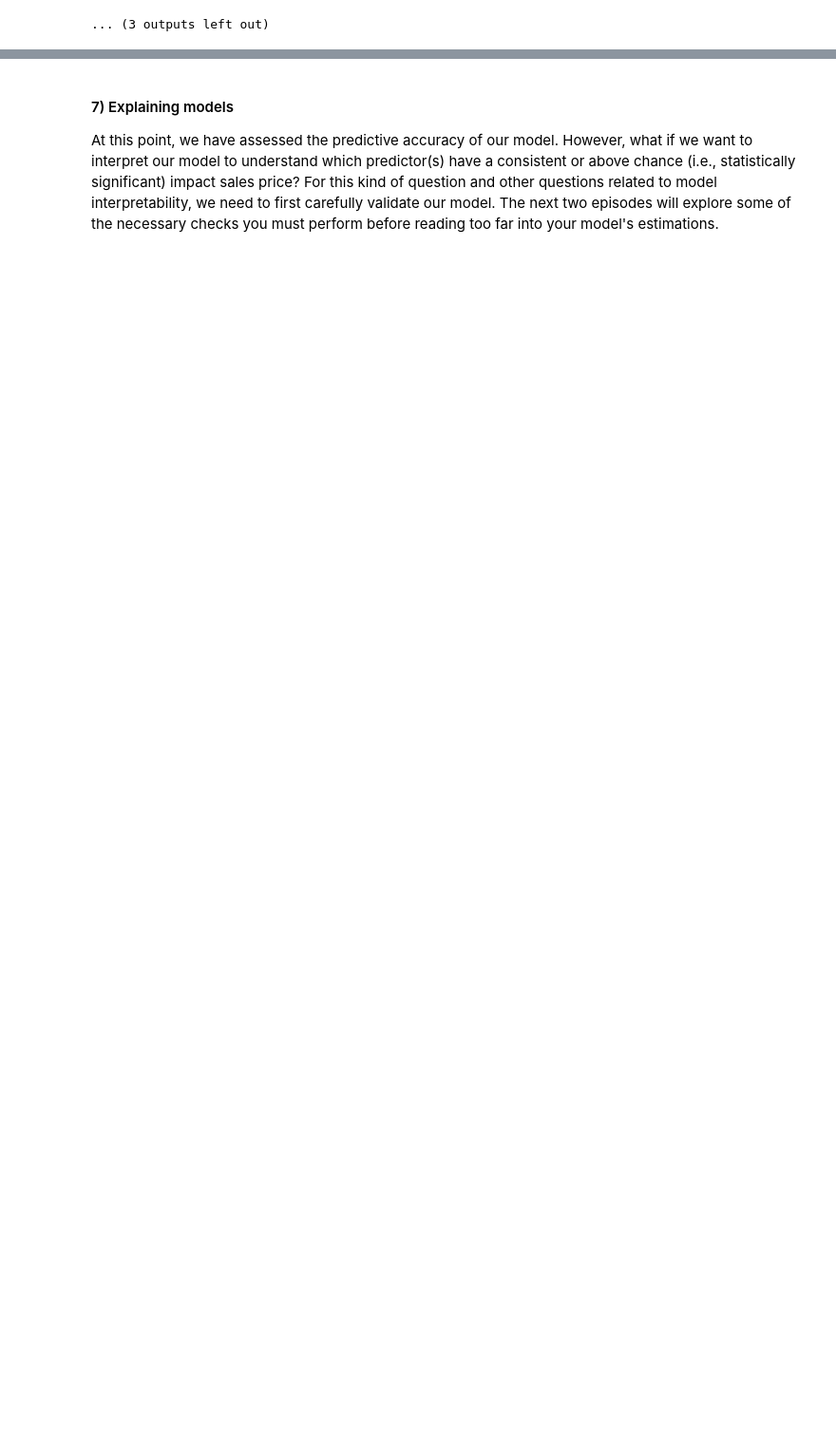
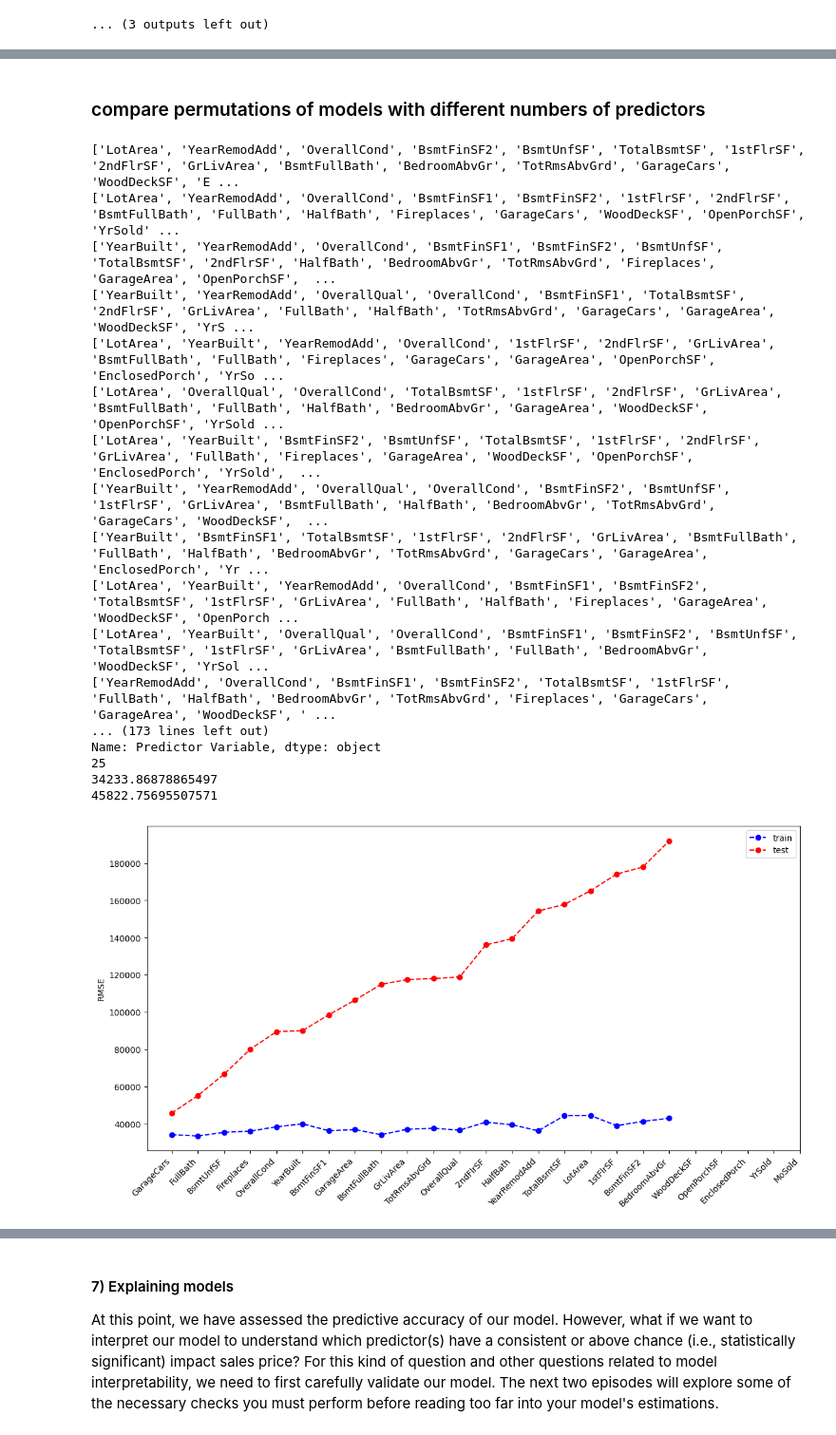
Before and after one commit to carpentries-incubator/high-dimensional-analysis-in-python, a Jupyter notebook: code/03-Regression-intro.ipynb, the cells around one changed output, grey strips where cells are left out. Shown at 95% size. Cells and saved outputs as stored; diff of their text form; code cells hidden in the pictures; blank space fills up the shorter version.

```diff
--- a/code/03-Regression-intro.ipynb
+++ b/code/03-Regression-intro.ipynb
@@ -435,0 +435,47 @@ Test RMSE = 90726.32385904736
+# %% [markdown]
+### compare permutations of models with different numbers of predictors
+# %%
+import itertools
+import random
+
+def generate_combinations(items, K):
+    return list(itertools.combinations(items, K))
+
+# Example usage
+X_train_columns = list(X_train.columns)
+K = 16  # Number of columns in each combination
+num_samples = 20
+
+all_combinations = generate_combinations(X_train_columns, K)
+sampled_combinations = random.sample(all_combinations, min(num_samples, len(all_combinations)))
+sampled_combinations = [list(combo) for combo in sampled_combinations] # convert to list of lists
+
+for combo in sampled_combinations:
+    print(combo)
+
+df_model_err = compare_models(X_train=X_train, y_train=y_train,
+                   X_test=X_test, y_test=y_test,
+                   predictors_list=sampled_combinations,
+                   metric='RMSE', log_scaled=True,
+                   model_type='unregularized', include_plots=False)
+
+sorted_predictors = compare_models_plot(df_model_err, 'RMSE')
+# %% [output]
+['LotArea', 'YearRemodAdd', 'OverallCond', 'BsmtFinSF2', 'BsmtUnfSF', 'TotalBsmtSF', '1stFlrSF', '2ndFlrSF', 'GrLivArea', 'BsmtFullBath', 'BedroomAbvGr', 'TotRmsAbvGrd', 'GarageCars', 'WoodDeckSF', 'E ...
+['LotArea', 'YearRemodAdd', 'OverallCond', 'BsmtFinSF1', 'BsmtFinSF2', '1stFlrSF', '2ndFlrSF', 'BsmtFullBath', 'FullBath', 'HalfBath', 'Fireplaces', 'GarageCars', 'WoodDeckSF', 'OpenPorchSF', 'YrSold' ...
+['YearBuilt', 'YearRemodAdd', 'OverallCond', 'BsmtFinSF1', 'BsmtFinSF2', 'BsmtUnfSF', 'TotalBsmtSF', '2ndFlrSF', 'HalfBath', 'BedroomAbvGr', 'TotRmsAbvGrd', 'Fireplaces', 'GarageArea', 'OpenPorchSF',  ...
+['YearBuilt', 'YearRemodAdd', 'OverallQual', 'OverallCond', 'BsmtFinSF1', 'TotalBsmtSF', '2ndFlrSF', 'GrLivArea', 'FullBath', 'HalfBath', 'TotRmsAbvGrd', 'GarageCars', 'GarageArea', 'WoodDeckSF', 'YrS ...
+['LotArea', 'YearBuilt', 'YearRemodAdd', 'OverallCond', '1stFlrSF', '2ndFlrSF', 'GrLivArea', 'BsmtFullBath', 'FullBath', 'Fireplaces', 'GarageCars', 'GarageArea', 'OpenPorchSF', 'EnclosedPorch', 'YrSo ...
+['LotArea', 'OverallQual', 'OverallCond', 'TotalBsmtSF', '1stFlrSF', '2ndFlrSF', 'GrLivArea', 'BsmtFullBath', 'FullBath', 'HalfBath', 'BedroomAbvGr', 'GarageArea', 'WoodDeckSF', 'OpenPorchSF', 'YrSold ...
+['LotArea', 'YearBuilt', 'BsmtFinSF2', 'BsmtUnfSF', 'TotalBsmtSF', '1stFlrSF', '2ndFlrSF', 'GrLivArea', 'FullBath', 'Fireplaces', 'GarageArea', 'WoodDeckSF', 'OpenPorchSF', 'EnclosedPorch', 'YrSold',  ...
+['YearBuilt', 'YearRemodAdd', 'OverallQual', 'OverallCond', 'BsmtFinSF2', 'BsmtUnfSF', '1stFlrSF', 'GrLivArea', 'BsmtFullBath', 'HalfBath', 'BedroomAbvGr', 'TotRmsAbvGrd', 'GarageCars', 'WoodDeckSF',  ...
+['YearBuilt', 'BsmtFinSF1', 'TotalBsmtSF', '1stFlrSF', '2ndFlrSF', 'GrLivArea', 'BsmtFullBath', 'FullBath', 'HalfBath', 'BedroomAbvGr', 'TotRmsAbvGrd', 'GarageCars', 'GarageArea', 'EnclosedPorch', 'Yr ...
+['LotArea', 'YearBuilt', 'YearRemodAdd', 'OverallCond', 'BsmtFinSF1', 'BsmtFinSF2', 'TotalBsmtSF', '1stFlrSF', 'GrLivArea', 'FullBath', 'HalfBath', 'Fireplaces', 'GarageArea', 'WoodDeckSF', 'OpenPorch ...
+['LotArea', 'YearBuilt', 'OverallQual', 'OverallCond', 'BsmtFinSF1', 'BsmtFinSF2', 'BsmtUnfSF', 'TotalBsmtSF', '1stFlrSF', 'GrLivArea', 'BsmtFullBath', 'FullBath', 'BedroomAbvGr', 'WoodDeckSF', 'YrSol ...
+['YearRemodAdd', 'OverallCond', 'BsmtFinSF1', 'BsmtFinSF2', 'TotalBsmtSF', '1stFlrSF', 'FullBath', 'HalfBath', 'BedroomAbvGr', 'TotRmsAbvGrd', 'Fireplaces', 'GarageCars', 'GarageArea', 'WoodDeckSF', ' ...
+... (173 lines left out)
+Name: Predictor Variable, dtype: object
+25
+34233.86878865497
+45822.75695507571
+[figure, added]
```
Also changed, not shown: parts of 15 cells of this notebook.
